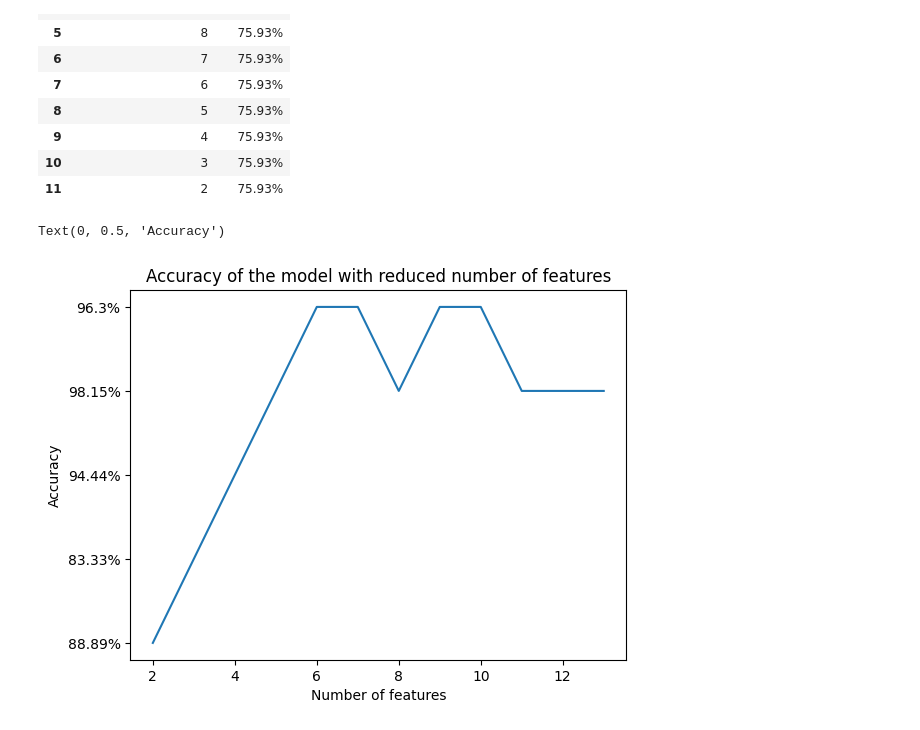
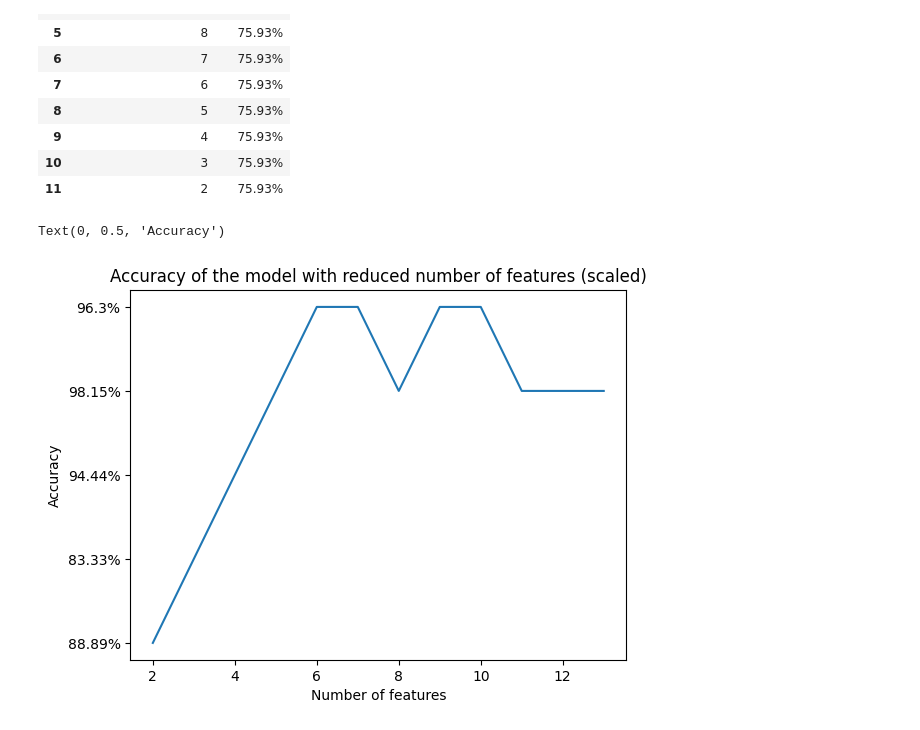
Before and after one commit to psiku/FHSalzburg-DataScience, a Jupyter notebook: Lab2/minimal_distance_classifier.ipynb, the cells around one changed output. Drawn from its saved outputs; the diff is of its cells as text; code cells hidden in the pictures.

```diff
--- a/Lab2/minimal_distance_classifier.ipynb
+++ b/Lab2/minimal_distance_classifier.ipynb
@@ -345,9 +345,9 @@ df_performance.head(15)
 | 11 | 2 | 75.93% |
 # %%
 plt.plot(df_performance_scaled['Number of features'][::-1], df_performance_scaled['Accuracy'][::-1])
-plt.title("Accuracy of the model with reduced number of features")
+plt.title("Accuracy of the model with reduced number of features (scaled)")
 plt.xlabel("Number of features")
 plt.ylabel("Accuracy")
 # %% [output]
 Text(0, 0.5, 'Accuracy')
-[figure, old version]
+[figure, new version]
```
Also changed, not shown: 4 other files.
